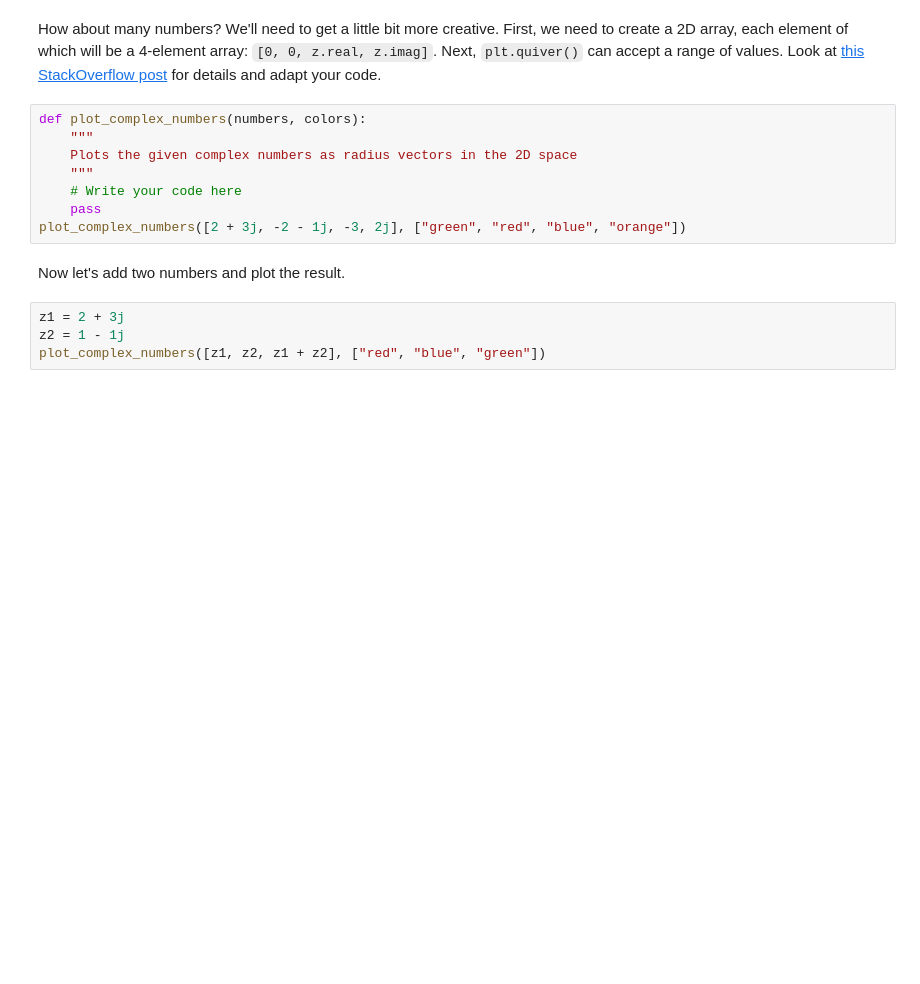
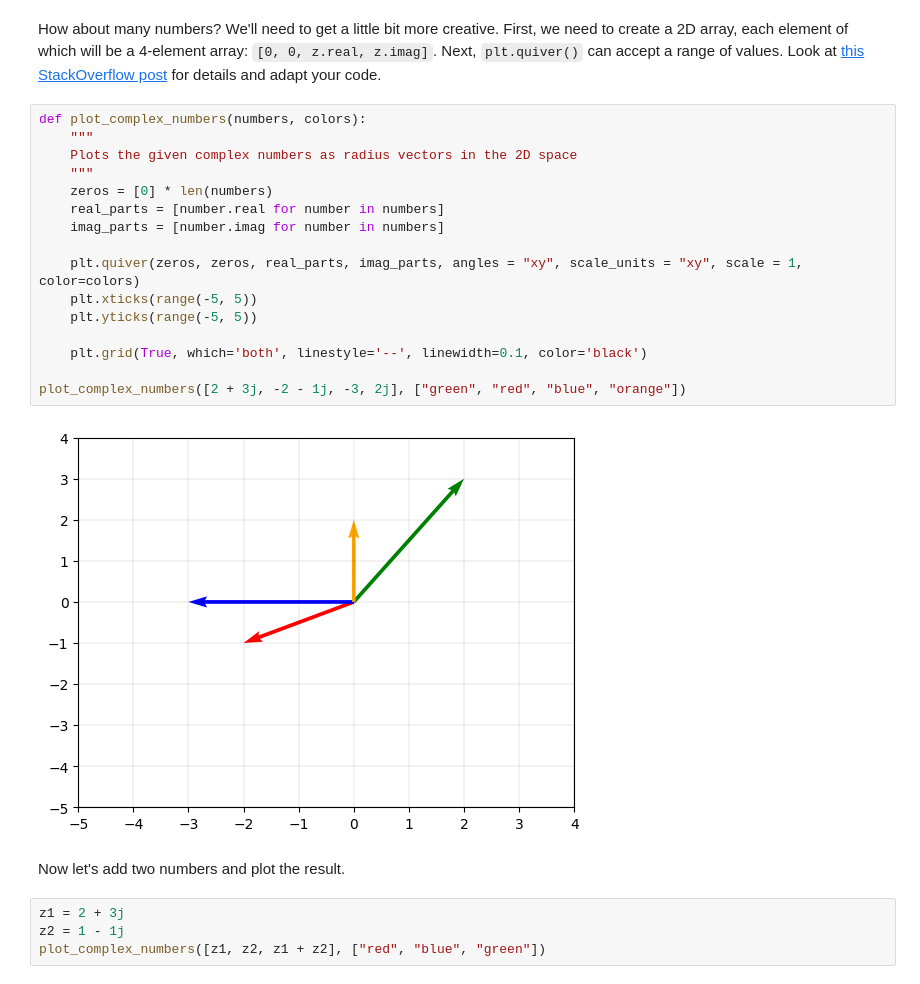
Before and after one commit to plamensve/Math-Concepts, a Jupyter notebook: 02-Basic Algebra/Exercise-Basic-Algebra/Basic Algebra Exercise.ipynb, the cells around one changed output. Cells and saved outputs as stored; diff of their text form; blank space fills up the shorter version.

```diff
--- a/02-Basic Algebra/Exercise-Basic-Algebra/Basic Algebra Exercise.ipynb
+++ b/02-Basic Algebra/Exercise-Basic-Algebra/Basic Algebra Exercise.ipynb
@@ -276,11 +280,21 @@ How about many numbers? We'll need to get a little bit more creative. First, we
 # %%
 def plot_complex_numbers(numbers, colors):
     """
     Plots the given complex numbers as radius vectors in the 2D space
     """
-    # Write your code here
-    pass
+    zeros = [0] * len(numbers)
+    real_parts = [number.real for number in numbers]
+    imag_parts = [number.imag for number in numbers]
+
+    plt.quiver(zeros, zeros, real_parts, imag_parts, angles = "xy", scale_units = "xy", scale = 1, color=colors)
+    plt.xticks(range(-5, 5))
+    plt.yticks(range(-5, 5))
+
+    plt.grid(True, which='both', linestyle='--', linewidth=0.1, color='black')
+
 plot_complex_numbers([2 + 3j, -2 - 1j, -3, 2j], ["green", "red", "blue", "orange"])
+# %% [output]
+[figure, added]
 # %% [markdown]
 Now let's add two numbers and plot the result.
 # %%
```
Also changed, not shown: parts of 16 cells of this notebook.
